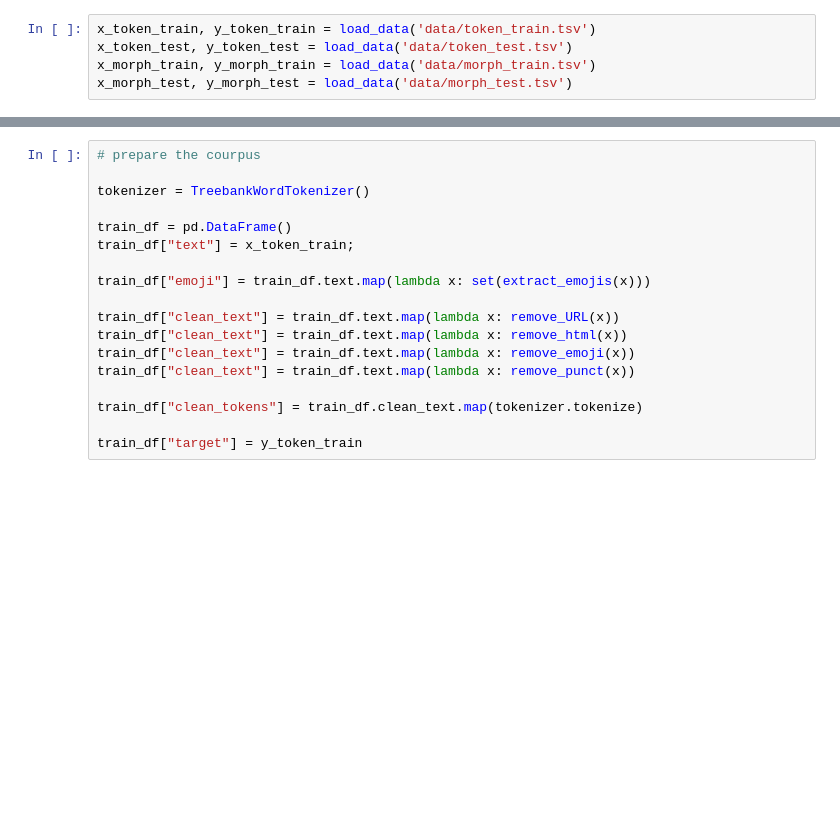
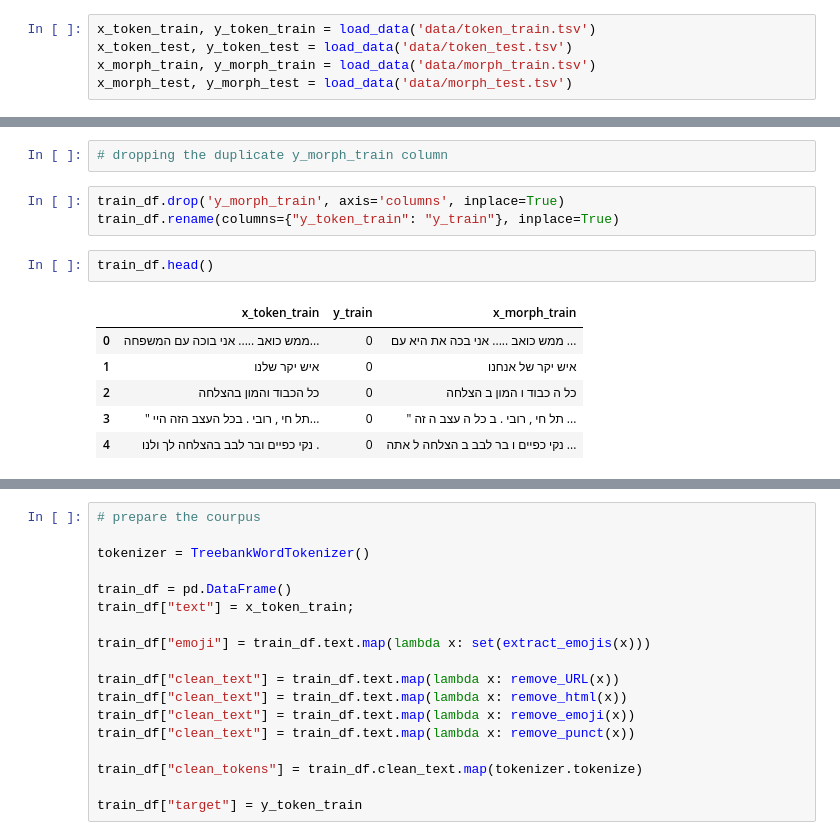
Before and after one commit to wzeyal/DataScience, a Jupyter notebook: DS_Training/NLP/Sentiment_Analysis.ipynb, the cells around one changed output, grey strips where cells are left out. Drawn from its saved outputs; the diff is of its cells as text; blank space fills up the shorter version.

```diff
--- a/DS_Training/NLP/Sentiment_Analysis.ipynb
+++ b/DS_Training/NLP/Sentiment_Analysis.ipynb
@@ -283,0 +168,14 @@ Which repesent the sentiment:
+# %%
+# dropping the duplicate y_morph_train column
+# %%
+train_df.drop('y_morph_train', axis='columns', inplace=True)
+train_df.rename(columns={"y_token_train": "y_train"}, inplace=True)
+# %%
+train_df.head()
+# %% [output]
+|  | x_token_train | y_train | x_morph_train |
+| 0 | ממש כואב ..... אני בוכה עם המשפחה... | 0 | ממש כואב ..... אני בכה את היא עם ... |
+| 1 | איש יקר שלנו | 0 | איש יקר של אנחנו |
+| 2 | כל הכבוד והמון בהצלחה | 0 | כל ה כבוד ו המון ב הצלחה |
+| 3 | " תל חי , רובי . בכל העצב הזה היי... | 0 | " תל חי , רובי . ב כל ה עצב ה זה ... |
+| 4 | נקי כפיים ובר לבב בהצלחה לך ולנו . | 0 | נקי כפיים ו בר לבב ב הצלחה ל אתה ... |
```
Also changed, not shown: parts of 68 cells of this notebook, 2 other files.
